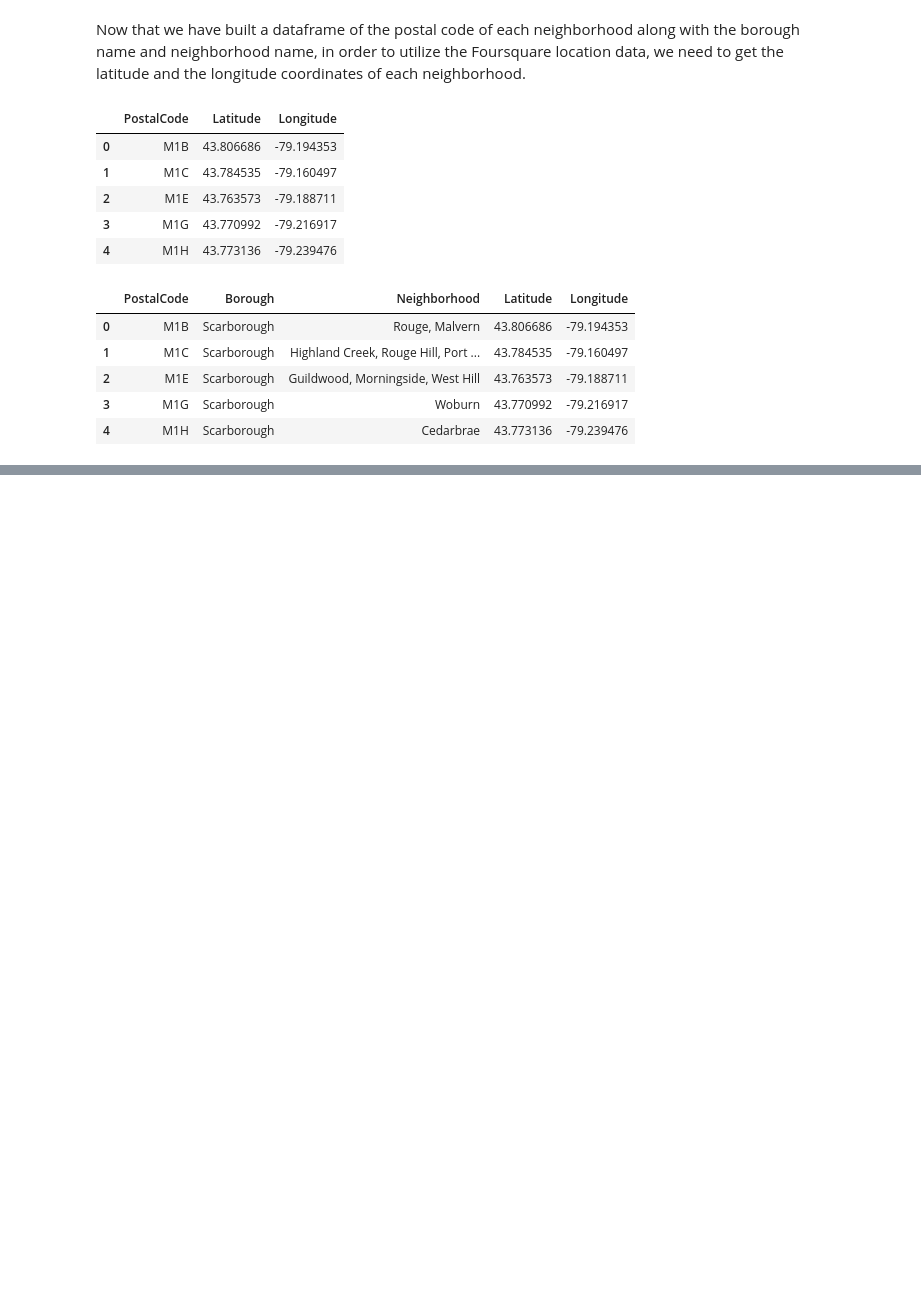
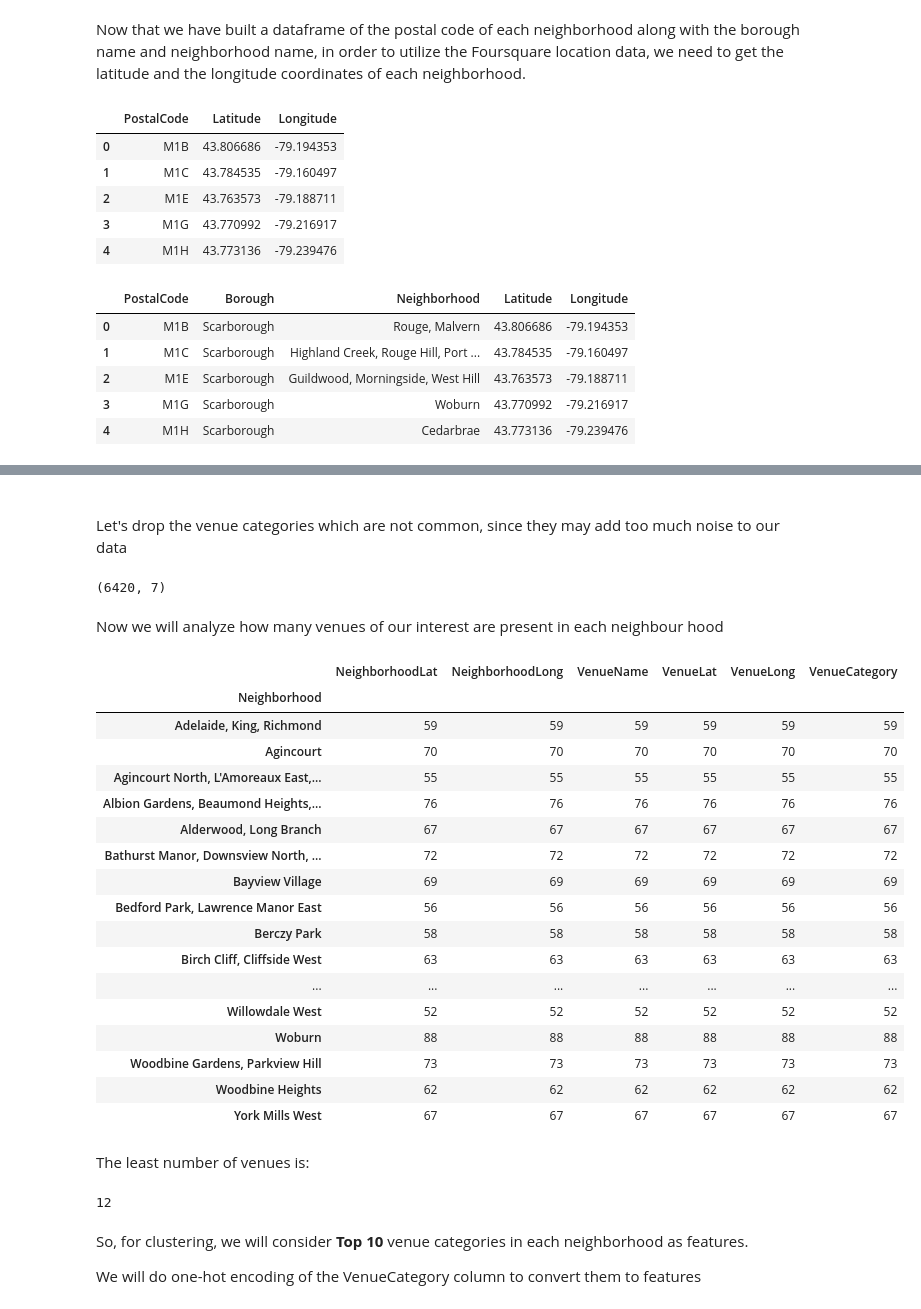
Before and after one commit to Haris-Ignatiadis/IBM-Data-Science-Capstone, a Jupyter notebook: Toronto Neighborhood Analysis.ipynb, the cells around one changed output, grey strips where cells are left out. Saved outputs shown, nothing was run; the diff lists cells and outputs as text; code cells hidden in the pictures; blank space fills up the shorter version.

```diff
--- a/Toronto Neighborhood Analysis.ipynb
+++ b/Toronto Neighborhood Analysis.ipynb
@@ -191,0 +335,4 @@ toronto_df.head()
+# %%
+nbr_venues_df = pd.read_csv('toronto_boroughs_and_venues.csv')
+nbr_venues_df.drop(['Unnamed: 0'], axis=1, inplace=True)
+nbr_venues_df.head()
@@ -191,0 +348,4 @@ toronto_df.head()
+# %%
+nbr_venues_df.VenueCategory.replace('', np.nan, inplace=True)
+nbr_venues_df.dropna(inplace=True)
+nbr_venues_df.shape
@@ -191,0 +372,45 @@ toronto_df.head()
+# %% [markdown]
+<br>Let's drop the venue categories which are not common, since they may add too much noise to our data
+# %%
+# Dropping rows i.e categories which are mentioned less than 15 times in the dataset
+common_categories = nbr_venues_df.VenueCategory.unique()[nbr_venues_df.VenueCategory.value_counts()>15]
+# %%
+nbr_venues_df = nbr_venues_df[nbr_venues_df.VenueCategory.isin(common_categories)]
+nbr_venues_df.shape
+# %% [output]
+(6420, 7)
+# %% [markdown]
+Now we will analyze how many venues of our interest are present in each neighbour hood
+# %%
+from IPython.core.display import HTML
+
+display(HTML(nbr_venues_df.groupby('Neighborhood').count().to_html()))
+# %% [output]
+|  | NeighborhoodLat | NeighborhoodLong | VenueName | VenueLat | VenueLong | VenueCategory |
+| Neighborhood |  |  |  |  |  |  |
+| Adelaide, King, Richmond | 59 | 59 | 59 | 59 | 59 | 59 |
+| Agincourt | 70 | 70 | 70 | 70 | 70 | 70 |
+| Agincourt North, L'Amoreaux East,... | 55 | 55 | 55 | 55 | 55 | 55 |
+| Albion Gardens, Beaumond Heights,... | 76 | 76 | 76 | 76 | 76 | 76 |
+| Alderwood, Long Branch | 67 | 67 | 67 | 67 | 67 | 67 |
+| Bathurst Manor, Downsview North, ... | 72 | 72 | 72 | 72 | 72 | 72 |
+| Bayview Village | 69 | 69 | 69 | 69 | 69 | 69 |
+| Bedford Park, Lawrence Manor East | 56 | 56 | 56 | 56 | 56 | 56 |
+| Berczy Park | 58 | 58 | 58 | 58 | 58 | 58 |
+| Birch Cliff, Cliffside West | 63 | 63 | 63 | 63 | 63 | 63 |
+| ... | ... | ... | ... | ... | ... | ... |
+| Willowdale West | 52 | 52 | 52 | 52 | 52 | 52 |
+| Woburn | 88 | 88 | 88 | 88 | 88 | 88 |
+| Woodbine Gardens, Parkview Hill | 73 | 73 | 73 | 73 | 73 | 73 |
+| Woodbine Heights | 62 | 62 | 62 | 62 | 62 | 62 |
+| York Mills West | 67 | 67 | 67 | 67 | 67 | 67 |
+# %% [markdown]
+The least number of venues is:
+# %%
+nbr_venues_df.groupby('Neighborhood').count().VenueCategory.min()
+# %% [output]
+12
+# %% [markdown]
+So, for clustering, we will consider <b>Top 10</b> venue categories in each neighborhood as features.
+
+We will do one-hot encoding of the VenueCategory column to convert them to features
```
Also changed, not shown: parts of 80 cells of this notebook, 2 other files.
